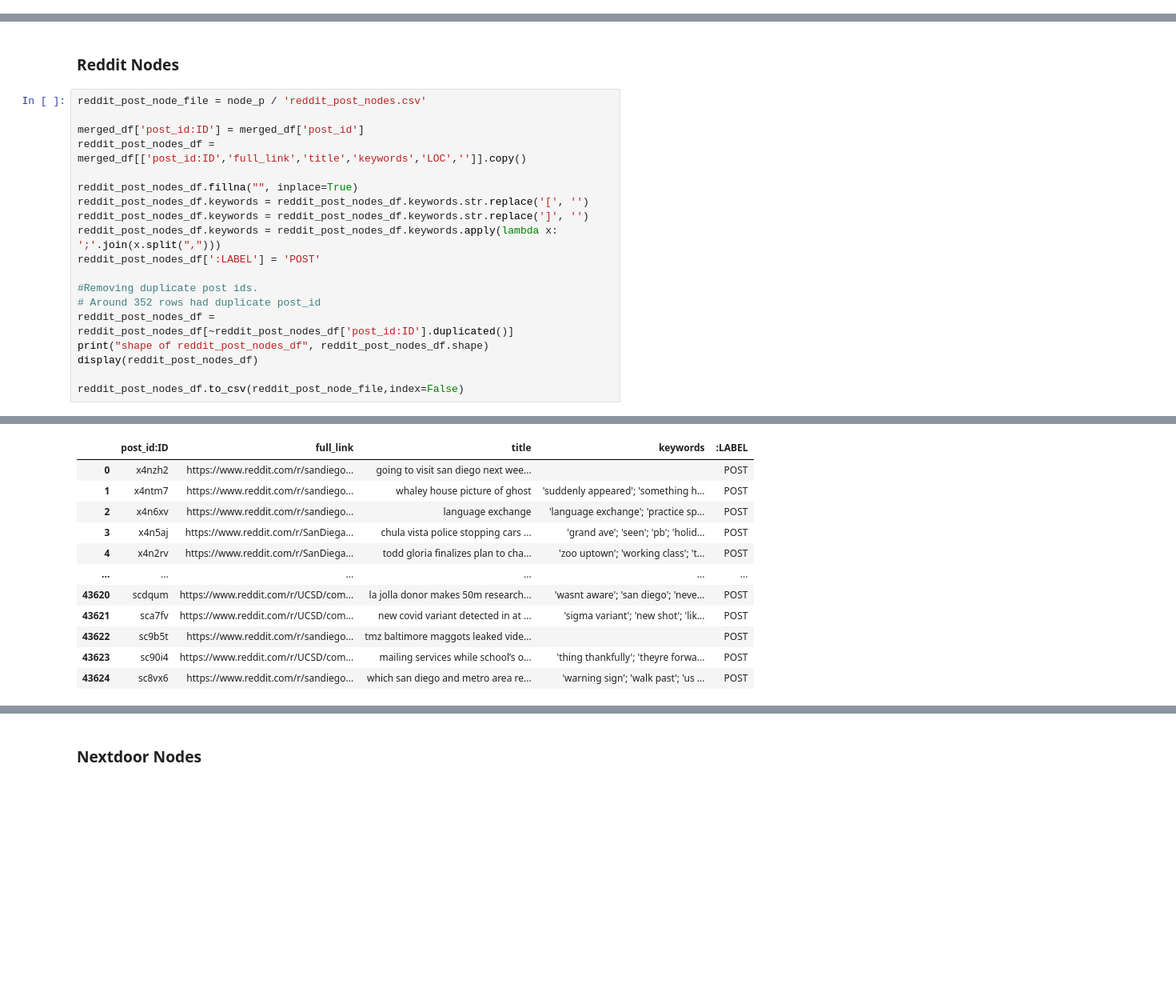
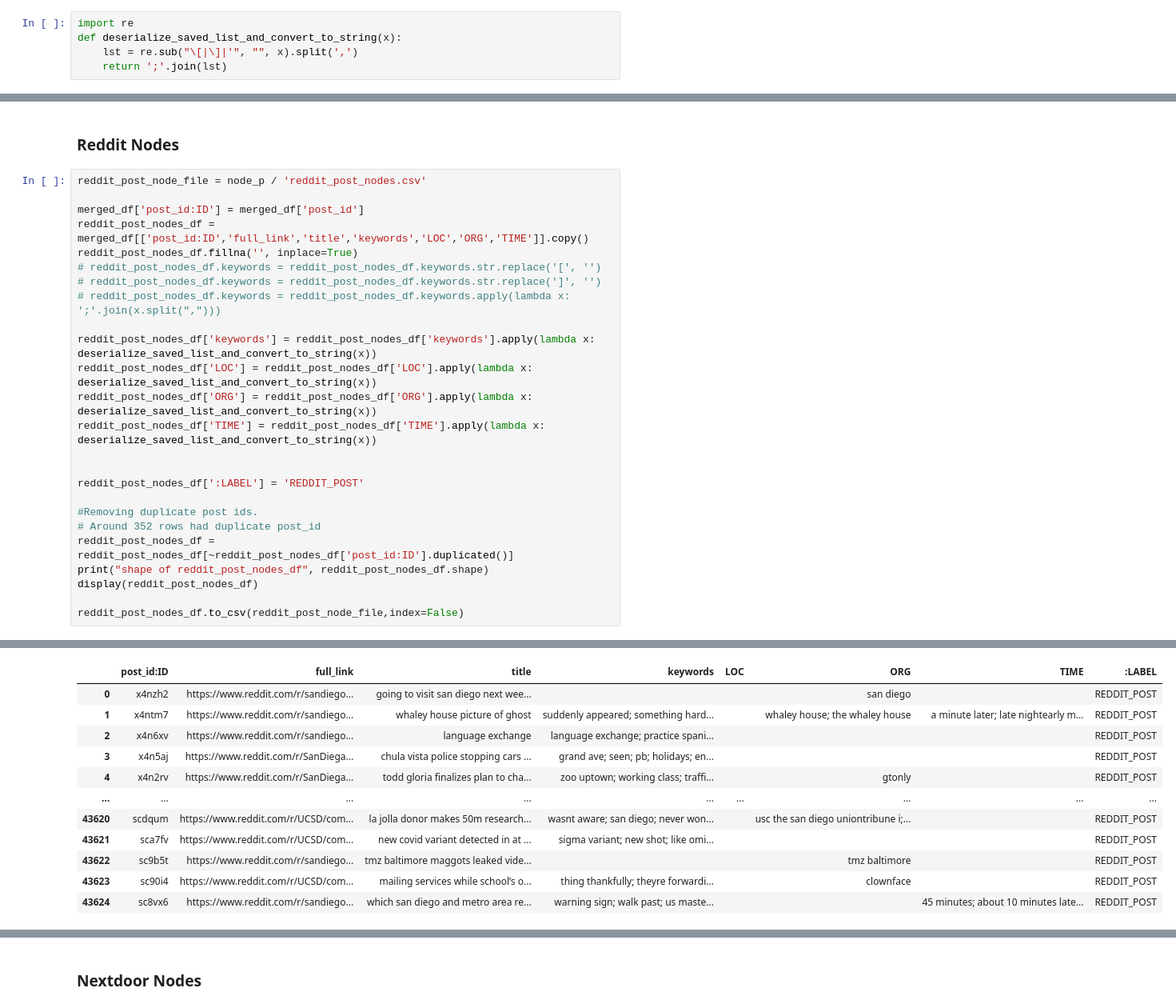
Before and after one commit to amoltkale/san_diego_crime_knowledge_graph, a Jupyter notebook: graph/cypher_prep.ipynb, the cells around one changed output, grey strips where cells are left out. Shown: that part at 80% size. Drawn from its saved outputs; the diff is of its cells as text; blank space fills up the shorter version.

```diff
--- a/graph/cypher_prep.ipynb
+++ b/graph/cypher_prep.ipynb
@@ -110,3 +111,8 @@ import sys
 sys.path.insert(0, '../data_cleaning_and_integration')
 
 from cleaner_lib import remove_puncuations
+# %%
+import re
+def deserialize_saved_list_and_convert_to_string(x):
+    lst = re.sub("\[|\]|'", "", x).split(',')
+    return ';'.join(lst)
@@ -215,13 +225,19 @@ merged_df.head(2)
 reddit_post_node_file = node_p / 'reddit_post_nodes.csv'
 
 merged_df['post_id:ID'] = merged_df['post_id']
-reddit_post_nodes_df = merged_df[['post_id:ID','full_link','title','keywords','LOC','']].copy()
+reddit_post_nodes_df = merged_df[['post_id:ID','full_link','title','keywords','LOC','ORG','TIME']].copy()
+reddit_post_nodes_df.fillna('', inplace=True)
+# reddit_post_nodes_df.keywords = reddit_post_nodes_df.keywords.str.replace('[', '')
+# reddit_post_nodes_df.keywords = reddit_post_nodes_df.keywords.str.replace(']', '')
+# reddit_post_nodes_df.keywords = reddit_post_nodes_df.keywords.apply(lambda x: ';'.join(x.split(",")))
 
-reddit_post_nodes_df.fillna("", inplace=True)
-reddit_post_nodes_df.keywords = reddit_post_nodes_df.keywords.str.replace('[', '')
-reddit_post_nodes_df.keywords = reddit_post_nodes_df.keywords.str.replace(']', '')
-reddit_post_nodes_df.keywords = reddit_post_nodes_df.keywords.apply(lambda x: ';'.join(x.split(",")))
-reddit_post_nodes_df[':LABEL'] = 'POST'
+reddit_post_nodes_df['keywords'] = reddit_post_nodes_df['keywords'].apply(lambda x: deserialize_saved_list_and_convert_to_string(x))
+reddit_post_nodes_df['LOC'] = reddit_post_nodes_df['LOC'].apply(lambda x: deserialize_saved_list_and_convert_to_string(x))
+reddit_post_nodes_df['ORG'] = reddit_post_nodes_df['ORG'].apply(lambda x: deserialize_saved_list_and_convert_to_string(x))
+reddit_post_nodes_df['TIME'] = reddit_post_nodes_df['TIME'].apply(lambda x: deserialize_saved_list_and_convert_to_string(x))
+
+
+reddit_post_nodes_df[':LABEL'] = 'REDDIT_POST'
 
 #Removing duplicate post ids.
 # Around 352 rows had duplicate post_id
@@ -235,12 +251,12 @@ shape of reddit_post_nodes_df (43273, 5)
-|  | post_id:ID | full_link | title | keywords | :LABEL |
-| 0 | x4nzh2 | https://www.reddit.com/r/sandiego... | going to visit san diego next wee... |  | POST |
-| 1 | x4ntm7 | https://www.reddit.com/r/sandiego... | whaley house picture of ghost | 'suddenly appeared'; 'something h... | POST |
-| 2 | x4n6xv | https://www.reddit.com/r/sandiego... | language exchange | 'language exchange'; 'practice sp... | POST |
-| 3 | x4n5aj | https://www.reddit.com/r/SanDiega... | chula vista police stopping cars ... | 'grand ave'; 'seen'; 'pb'; 'holid... | POST |
-| 4 | x4n2rv | https://www.reddit.com/r/SanDiega... | todd gloria finalizes plan to cha... | 'zoo uptown'; 'working class'; 't... | POST |
-| ... | ... | ... | ... | ... | ... |
-| 43620 | scdqum | https://www.reddit.com/r/UCSD/com... | la jolla donor makes 50m research... | 'wasnt aware'; 'san diego'; 'neve... | POST |
-| 43621 | sca7fv | https://www.reddit.com/r/UCSD/com... | new covid variant detected in at ... | 'sigma variant'; 'new shot'; 'lik... | POST |
-| 43622 | sc9b5t | https://www.reddit.com/r/sandiego... | tmz baltimore maggots leaked vide... |  | POST |
-| 43623 | sc90i4 | https://www.reddit.com/r/UCSD/com... | mailing services while school’s o... | 'thing thankfully'; 'theyre forwa... | POST |
-| 43624 | sc8vx6 | https://www.reddit.com/r/sandiego... | which san diego and metro area re... | 'warning sign'; 'walk past'; 'us ... | POST |
+|  | post_id:ID | full_link | title | keywords | LOC | ORG | TIME | :LABEL |
+| 0 | x4nzh2 | https://www.reddit.com/r/sandiego... | going to visit san diego next wee... |  |  | san diego |  | REDDIT_POST |
+| 1 | x4ntm7 | https://www.reddit.com/r/sandiego... | whaley house picture of ghost | suddenly appeared; something hard... |  | whaley house; the whaley house | a minute later; late nightearly m... | REDDIT_POST |
+| 2 | x4n6xv | https://www.reddit.com/r/sandiego... | language exchange | language exchange; practice spani... |  |  |  | REDDIT_POST |
+| 3 | x4n5aj | https://www.reddit.com/r/SanDiega... | chula vista police stopping cars ... | grand ave; seen; pb; holidays; en... |  |  |  | REDDIT_POST |
+| 4 | x4n2rv | https://www.reddit.com/r/SanDiega... | todd gloria finalizes plan to cha... | zoo uptown; working class; traffi... |  | gtonly |  | REDDIT_POST |
+| ... | ... | ... | ... | ... | ... | ... | ... | ... |
+| 43620 | scdqum | https://www.reddit.com/r/UCSD/com... | la jolla donor makes 50m research... | wasnt aware; san diego; never won... |  | usc the san diego uniontribune i;... |  | REDDIT_POST |
+| 43621 | sca7fv | https://www.reddit.com/r/UCSD/com... | new covid variant detected in at ... | sigma variant; new shot; like omi... |  |  |  | REDDIT_POST |
+| 43622 | sc9b5t | https://www.reddit.com/r/sandiego... | tmz baltimore maggots leaked vide... |  |  | tmz baltimore |  | REDDIT_POST |
+| 43623 | sc90i4 | https://www.reddit.com/r/UCSD/com... | mailing services while school’s o... | thing thankfully; theyre forwardi... |  | clownface |  | REDDIT_POST |
+| 43624 | sc8vx6 | https://www.reddit.com/r/sandiego... | which san diego and metro area re... | warning sign; walk past; us maste... |  |  | 45 minutes; about 10 minutes late... | REDDIT_POST |
```
Also changed, not shown: parts of 17 cells of this notebook.
